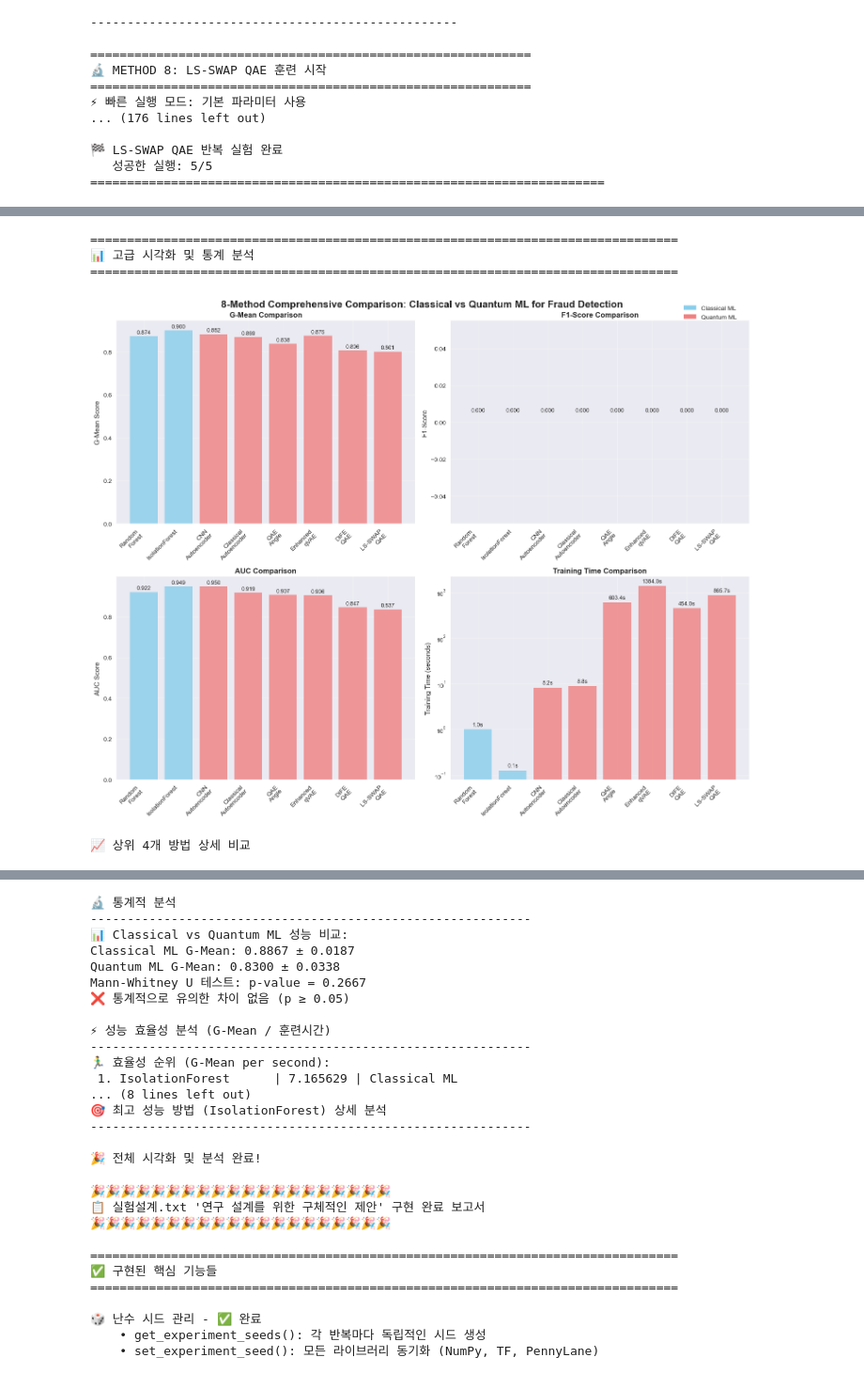
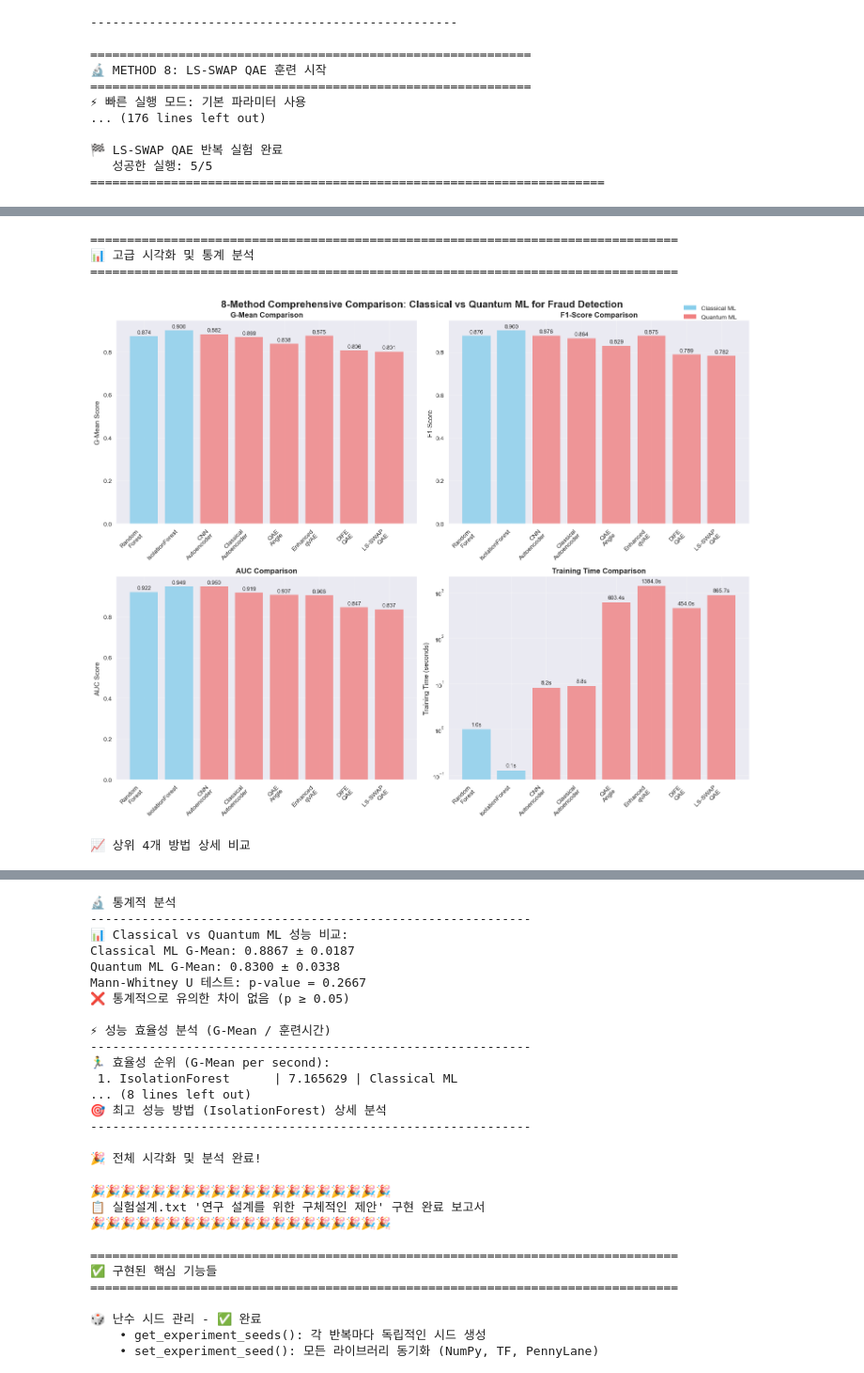
Before and after one commit to nonadiary/quantum-autoencoder-fraud-detection, a Jupyter notebook: temp.ipynb, the cells around one changed output, grey strips where cells are left out. Shown at 94% size. Drawn from its saved outputs; the diff is of its cells as text; code cells hidden in the pictures.

```diff
--- a/temp.ipynb
+++ b/temp.ipynb
@@ -3664,7 +3664,7 @@ if len(valid_results) > 0:
             '방법': result['method'],
             '타입': result['type'],
             'G-Mean': result.get('gmean', 0),
-            'F1-Score': result.get('f1', 0),
+            'F1-Score': result.get('f1_score', 0),
             'AUC': result.get('auc', 0),
             'Precision': result.get('precision', 0),
             'Recall': result.get('recall', 0),
@@ -3699,7 +3699,7 @@ if len(valid_results) > 0:
 
     # F1-Score 비교
     ax2 = axes[0, 1]
-    f1_scores = [r.get('f1', 0) for r in valid_results]
+    f1_scores = [r.get('f1_score', 0) for r in valid_results]
     bars2 = ax2.bar(range(len(methods)), f1_scores, color=colors, alpha=0.8)
     ax2.set_title('F1-Score Comparison', fontweight='bold')
     ax2.set_ylabel('F1-Score')
@@ -3870,32 +3870,32 @@ if len(valid_results) > 0:
         plt.ylabel('True Label')
         plt.xlabel('Predicted Label')
         plt.show()
 
         # 분류 리포트
         from sklearn.metrics import classification_report
         print("📋 분류 리포트:")
         print(classification_report(y_test, y_pred, target_names=['Normal', 'Fraud']))
 
         # ROC 곡선
         from sklearn.metrics import roc_curve
         fpr, tpr, _ = roc_curve(y_test, best_result['reconstruction_errors'])
 
         plt.figure(figsize=(8, 6))
         plt.plot(fpr, tpr, color='red', lw=2, label=f'ROC curve (AUC = {best_result.get("auc", 0):.3f})')
         plt.plot([0, 1], [0, 1], color='navy', lw=2, linestyle='--', label='Random')
         plt.xlim([0.0, 1.0])
         plt.ylim([0.0, 1.05])
         plt.xlabel('False Positive Rate')
         plt.ylabel('True Positive Rate')
         plt.title(f'ROC Curve - {best_method["방법"]}', fontweight='bold')
         plt.legend(loc="lower right")
         plt.grid(True, alpha=0.3)
         plt.show()
 
 print("\n🎉 전체 시각화 및 분석 완료!")
 # %% [output]
 ================================================================================
 📊 고급 시각화 및 통계 분석
 ================================================================================
-[figure, old version]
+[figure, new version]
 📈 상위 4개 방법 상세 비교
```
Also changed, not shown: parts of 2 cells of this notebook.
